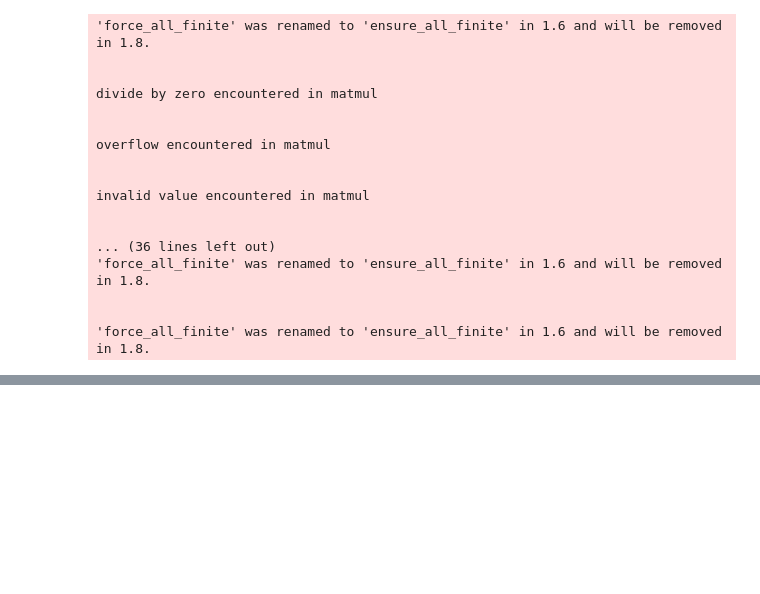
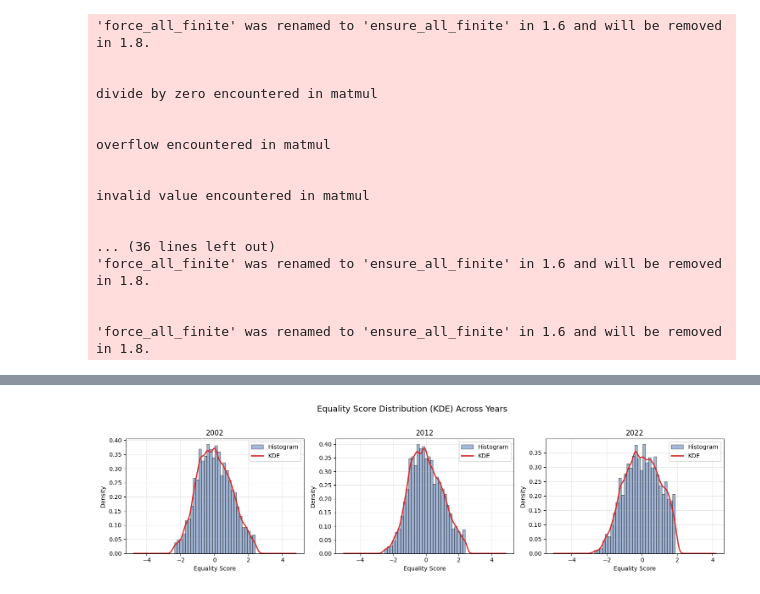
Before and after one commit to ashishpapanai/2025-02-ActionWords, a Jupyter notebook: notebooks/factor_analysis.ipynb, the cells around one changed output, grey strips where cells are left out. Drawn from its saved outputs; the diff is of its cells as text; code cells hidden in the pictures; blank space fills up the shorter version.

```diff
--- a/notebooks/factor_analysis.ipynb
+++ b/notebooks/factor_analysis.ipynb
@@ -123,7 +119,7 @@ def factor_analysis(X,n_factors,rotation: Optional[str] = None,method: str = "pr
 
     if standardize:
         scaler = StandardScaler()
-        Z = scaler.fit_transform(X_in.values)
+        Z = scaler.fit_transform(X_in)
         Z = pd.DataFrame(Z, columns=X_in.columns, index=X_in.index)
     else:
         Z = X_in
@@ -532,3 +487,22 @@ plot_loadings_scores(loadings_22,scores_df_22)
 plot_loadings_scores(loadings_12,scores_df_12)
 # %%
 plot_loadings_scores(loadings_02,scores_df_02)
+# %%
+fig, axes = plt.subplots(1, 3, figsize=(15, 4))
+fig.suptitle('Equality Score Distribution (KDE) Across Years', fontsize=14, y=1.02)
+
+for idx, (data, year) in enumerate([(df_2002_f1, 2002), (df_2012_f1, 2012), (df_2022_f1, 2022)]):
+    clean = data.dropna(subset=["eg_score"])
+
+    axes[idx].hist(clean["eg_score"], bins=30, alpha=0.5, color='#4c72b0', edgecolor='black', density=True, label='Histogram')
+    clean["eg_score"].plot(kind='kde', ax=axes[idx], color='#d62728', linewidth=2, label='KDE')
+    axes[idx].set_title(f"{year}")
+    axes[idx].set_xlabel("Equality Score")
+    axes[idx].set_ylabel("Density")
+    axes[idx].legend()
+    axes[idx].grid(True, alpha=0.3)
+
+plt.tight_layout()
+plt.show()
+# %% [output]
+[figure, added]
```
Also changed, not shown: parts of 6 cells of this notebook.
